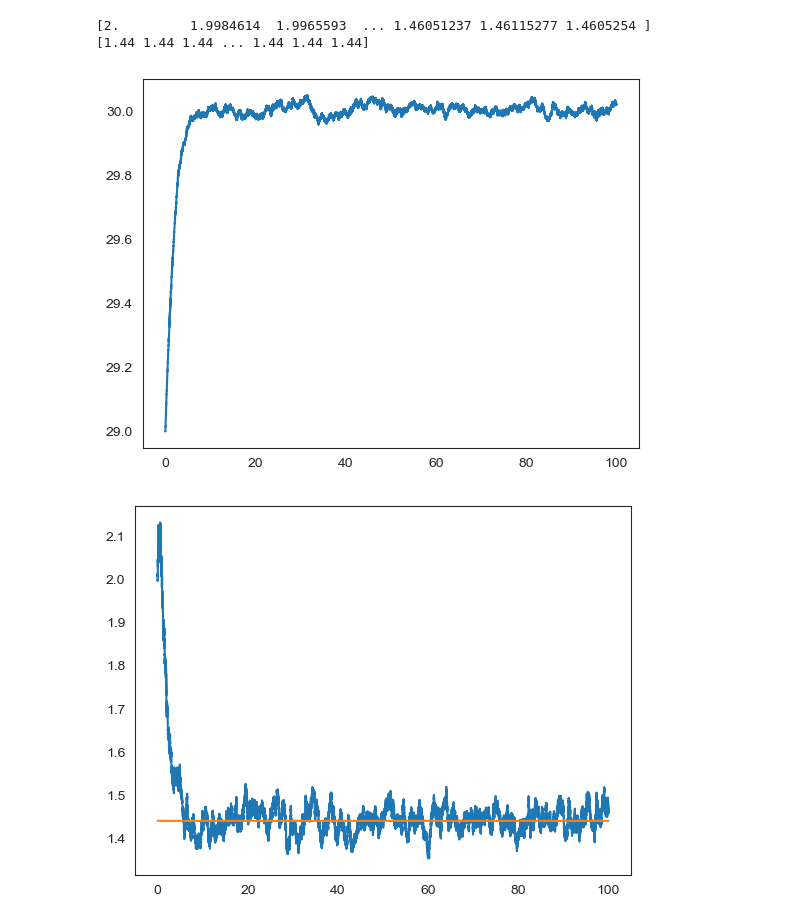
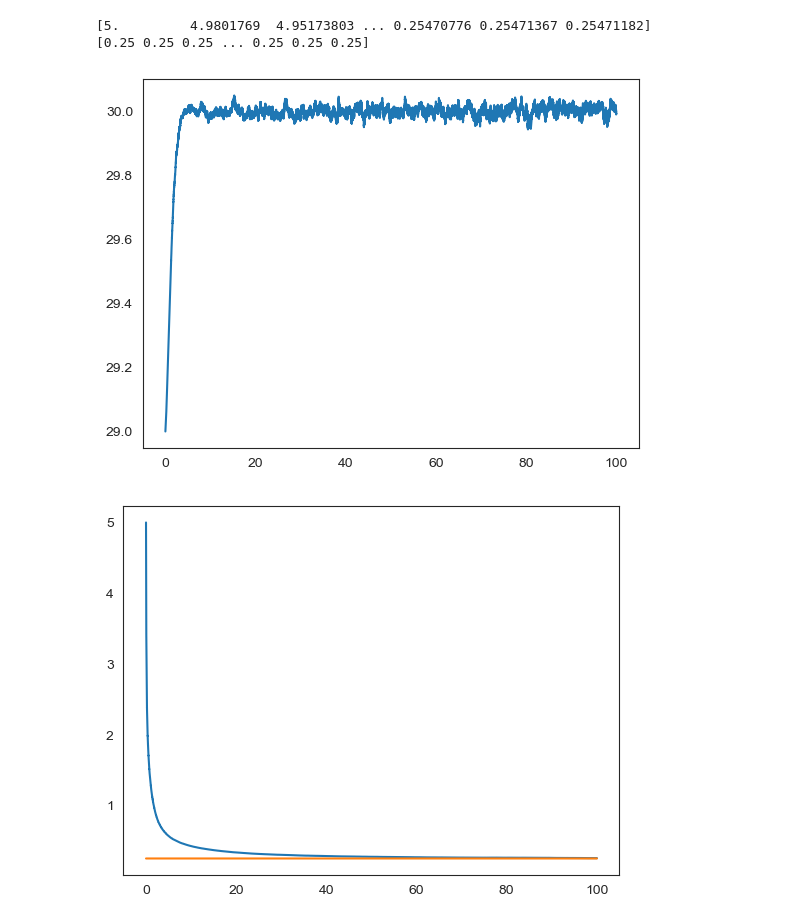
Before and after one commit to sebastiaan116/Affective-Active-Inference, a Jupyter notebook: Noise_test.ipynb, the cells around one changed output. Drawn from its saved outputs; the diff is of its cells as text; code cells hidden in the pictures.

```diff
--- a/Noise_test.ipynb
+++ b/Noise_test.ipynb
@@ -58,41 +65,45 @@ T = 100+dt; # maximum time considered
 t = np.arange(0,T,dt)
 N= t.size #Amount of data points
 v = 30
-std_noise = 1.2
+std_noise = 0.5
+variantie = 1
 
 x = np.zeros(N)
 mu = np.zeros(N)
 e = np.zeros(N)
 var = np.full((N), std_noise**2)
 omega = np.zeros(N)
 sigma = np.zeros(N)
-omega[0] = 0.5
+omega[0] = 0.2
 mu[0]= 29
 std = np.zeros(N)
 
 for i in np.arange(0,N-1):
     x[i] = v + np.random.randn(1)*std_noise
     sigma[i] = 1/omega[i]
+
     e[i] = x[i] - mu[i]
+
     domega = 0.5*(1/omega[i] - e[i]**2)
     omega[i+1] = omega[i] + dt*domega
+
     dmu = omega[i]*e[i]
 
     mu[i+1] = mu[i] + dt*dmu
     sigma[i+1] =1/ omega[i+1]
 
 
 plt.plot(t,mu)
 plt.figure()
 plt.plot(t,sigma)
 plt.plot(t,var)
 
 print(sigma)
 variance(x)
 
 print(var)
 # %% [output]
-[2.         1.9984614  1.9965593  ... 1.46051237 1.46115277 1.4605254 ]
-[1.44 1.44 1.44 ... 1.44 1.44 1.44]
+[5.         4.9801769  4.95173803 ... 0.25470776 0.25471367 0.25471182]
+[0.25 0.25 0.25 ... 0.25 0.25 0.25]
-[figure, old version]
+[figure, new version]
-[figure, old version]
+[figure, new version]
```
Also changed, not shown: parts of 2 cells of this notebook.
